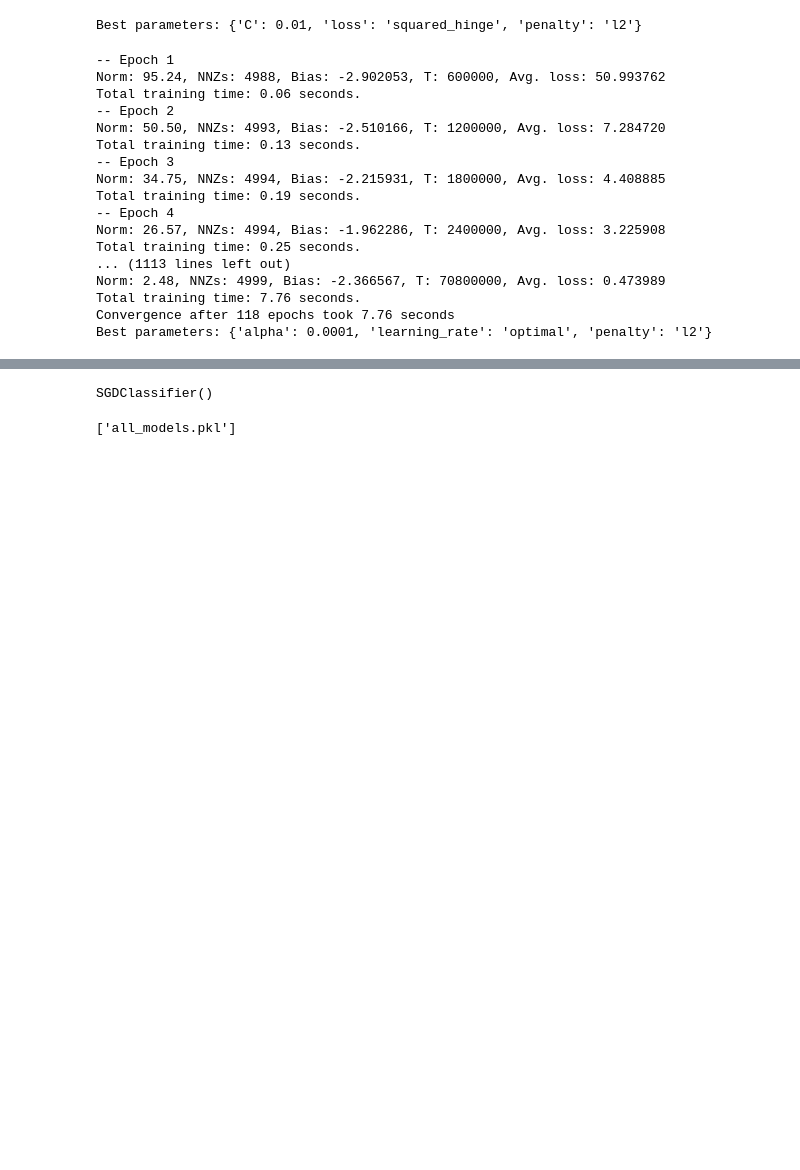
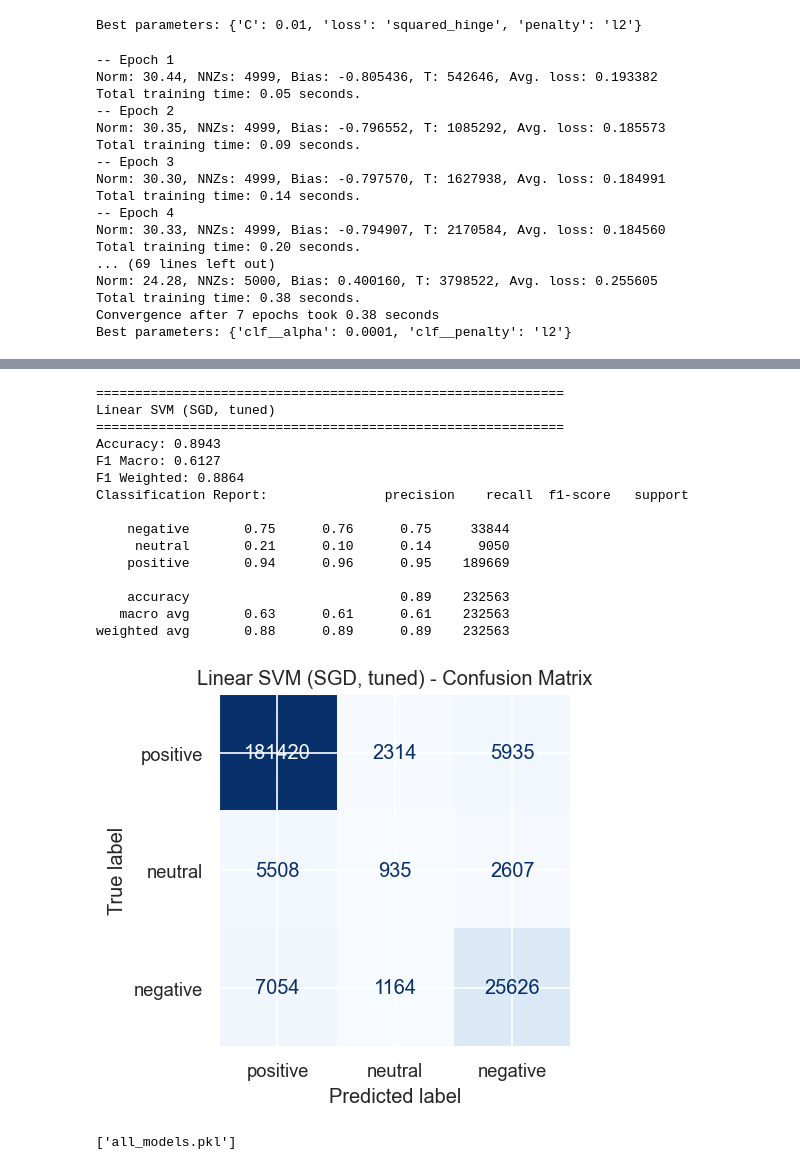
Before and after one commit to ChewYiSiang/sentiment-analysis-lazada, a Jupyter notebook: Sentimental Analysis (Lazada).ipynb, the cells around one changed output, grey strips where cells are left out. Drawn from its saved outputs; the diff is of its cells as text; code cells hidden in the pictures; blank space fills up the shorter version.

```diff
--- a/Sentimental Analysis (Lazada).ipynb
+++ b/Sentimental Analysis (Lazada).ipynb
@@ -575,41 +609,47 @@ Best parameters: {'C': 0.01, 'loss': 'squared_hinge', 'penalty': 'l2'}
 # linear SVM model
 from sklearn.linear_model import SGDClassifier
 
-linearsvm = SGDClassifier(
+svm_pipe = Pipeline([
+    ('tfidf', TfidfVectorizer(max_features=5000, ngram_range=(1,2))),
+    ('clf', SGDClassifier(
         loss="hinge",        # hinge loss = linear SVM
         max_iter=1000,
         tol=1e-3,
+        class_weight="balanced",
         verbose=1,           # <-- print progress each epoch
-    )
+        random_state=42
+    ))
+])
 
 # Hyperparameter grid
-param_grid = {
-    'alpha': [1e-4, 1e-3, 1e-2],   # like 1/C in SVM
-    'penalty': ['l2', 'l1'],
-    'learning_rate': ['optimal', 'invscaling'],
+param_grid_svm = {
+    'clf__alpha': [1e-4, 1e-3, 1e-2],   # like 1/C in SVM
+    'clf__penalty': ['l2', 'l1']
 }
 
 # GridSearchCV for hyperparameter tuning
-grid_search = GridSearchCV(linearsvm, param_grid, cv=5, scoring='f1', n_jobs=-1)
-grid_search.fit(X_train_scaled, y_bal)
+gs_svm = GridSearchCV(svm_pipe, param_grid_svm, cv=5, scoring='f1_macro', n_jobs=-1)
+gs_svm.fit(X_train, y_train)
 
 # Best param
-print("Best parameters:", grid_search.best_params_)
+print("Best parameters:", gs_svm.best_params_)
+svm_best = gs_svm.best_estimator_
+y_pred_svm = evaluate("Linear SVM (SGD, tuned)", svm_best, X_test, y_test)
 # %% [output]
 -- Epoch 1
-Norm: 95.24, NNZs: 4988, Bias: -2.902053, T: 600000, Avg. loss: 50.993762
-Total training time: 0.06 seconds.
+Norm: 30.44, NNZs: 4999, Bias: -0.805436, T: 542646, Avg. loss: 0.193382
+Total training time: 0.05 seconds.
 -- Epoch 2
-Norm: 50.50, NNZs: 4993, Bias: -2.510166, T: 1200000, Avg. loss: 7.284720
-Total training time: 0.13 seconds.
+Norm: 30.35, NNZs: 4999, Bias: -0.796552, T: 1085292, Avg. loss: 0.185573
+Total training time: 0.09 seconds.
 -- Epoch 3
-Norm: 34.75, NNZs: 4994, Bias: -2.215931, T: 1800000, Avg. loss: 4.408885
-Total training time: 0.19 seconds.
+Norm: 30.30, NNZs: 4999, Bias: -0.797570, T: 1627938, Avg. loss: 0.184991
+Total training time: 0.14 seconds.
 -- Epoch 4
-Norm: 26.57, NNZs: 4994, Bias: -1.962286, T: 2400000, Avg. loss: 3.225908
-Total training time: 0.25 seconds.
-... (1113 lines left out)
-Norm: 2.48, NNZs: 4999, Bias: -2.366567, T: 70800000, Avg. loss: 0.473989
-Total training time: 7.76 seconds.
-Convergence after 118 epochs took 7.76 seconds
-Best parameters: {'alpha': 0.0001, 'learning_rate': 'optimal', 'penalty': 'l2'}
+Norm: 30.33, NNZs: 4999, Bias: -0.794907, T: 2170584, Avg. loss: 0.184560
+Total training time: 0.20 seconds.
+... (69 lines left out)
+Norm: 24.28, NNZs: 5000, Bias: 0.400160, T: 3798522, Avg. loss: 0.255605
+Total training time: 0.38 seconds.
+Convergence after 7 epochs took 0.38 seconds
+Best parameters: {'clf__alpha': 0.0001, 'clf__penalty': 'l2'}
@@ -616,17 +657,19 @@ Best parameters: {'alpha': 0.0001, 'learning_rate': 'optimal', 'penalty': 'l2'}
+============================================================
+Linear SVM (SGD, tuned)
+============================================================
+Accuracy: 0.8943
+F1 Macro: 0.6127
+F1 Weighted: 0.8864
+Classification Report:               precision    recall  f1-score   support
+
+    negative       0.75      0.76      0.75     33844
+     neutral       0.21      0.10      0.14      9050
+    positive       0.94      0.96      0.95    189669
+
+    accuracy                           0.89    232563
+   macro avg       0.63      0.61      0.61    232563
+weighted avg       0.88      0.89      0.89    232563
+[figure, added]
-# %%
-# best linear svm model
-svm_model = SGDClassifier(
-    loss="hinge",        # hinge loss = linear SVM
-    max_iter=1000,
-    tol=1e-3,
-    alpha=0.0001,
-    learning_rate='optimal',
-    penalty='l2'
-)
-
-svm_model.fit(X_train_scaled, y_bal)
-# %% [output]
-SGDClassifier()
 # %%
 # Add svm model
 # Load existing models
```
Also changed, not shown: parts of 33 cells of this notebook, 2 other files.
